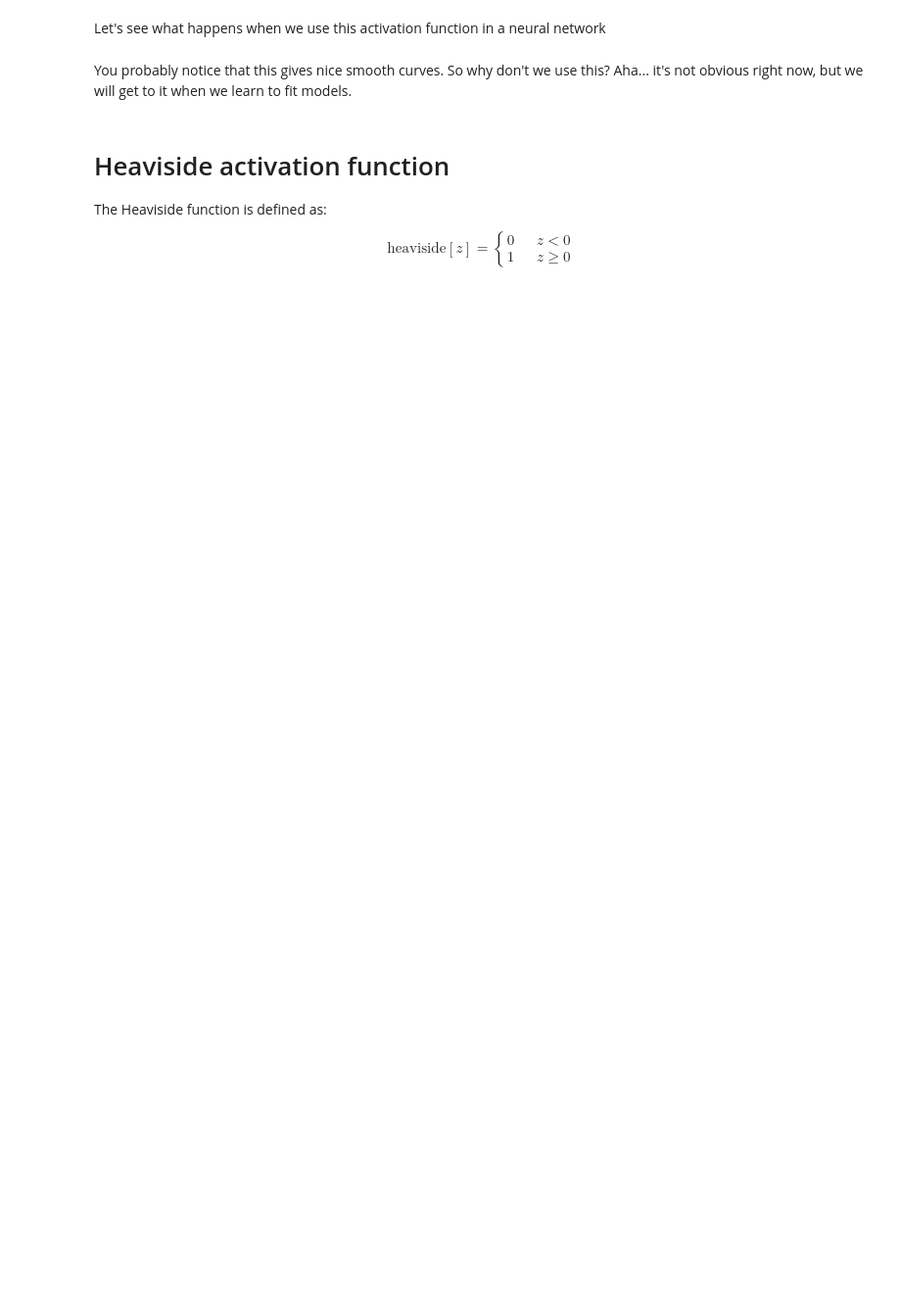
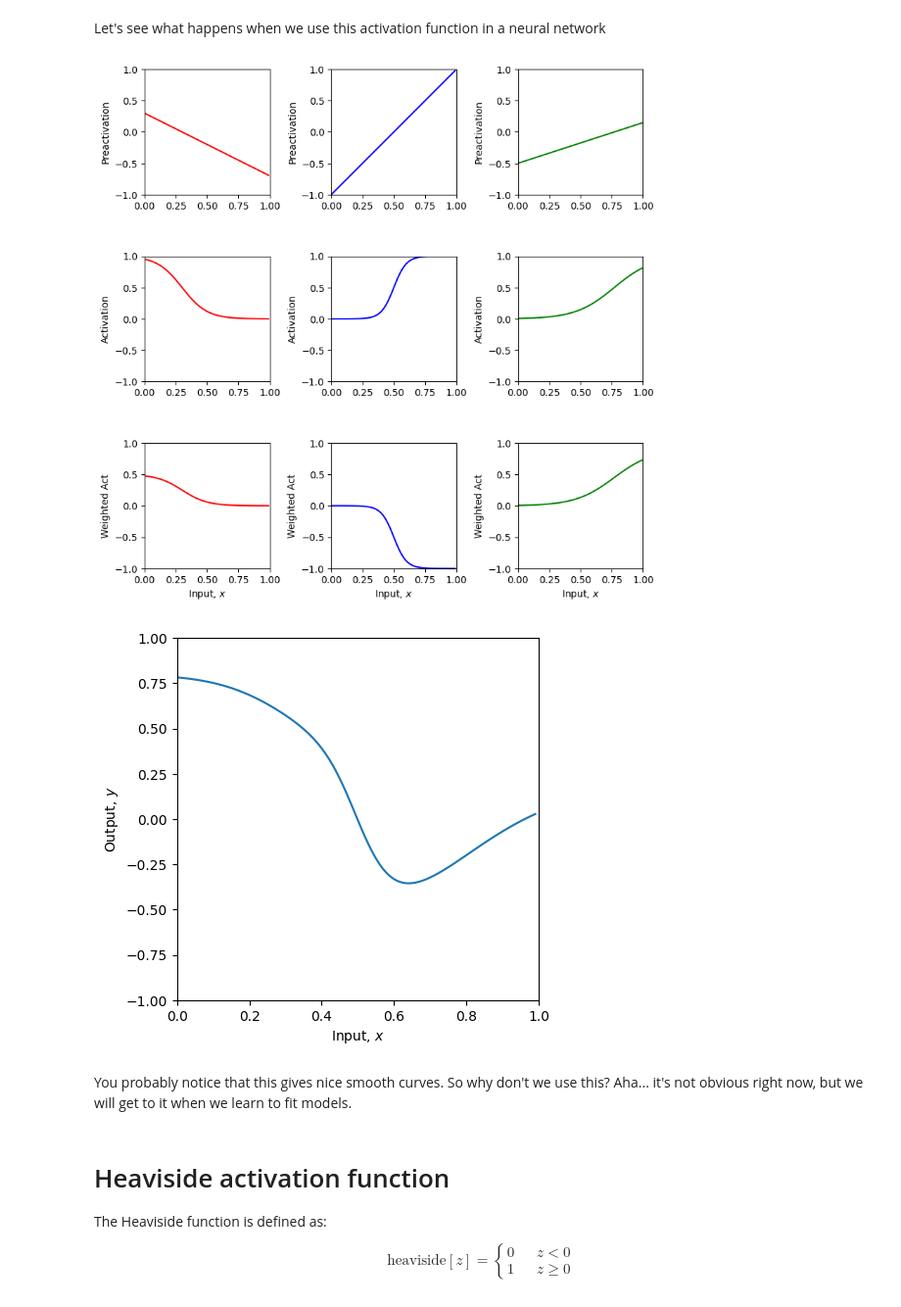
Before and after one commit to Mwawaka/waka-neural-networks, a Jupyter notebook: Chap03/3_4_Activation_Functions.ipynb, the cells around one changed output. Shown at 98% size. Saved outputs shown, nothing was run; the diff lists cells and outputs as text; code cells hidden in the pictures; blank space fills up the shorter version.

```diff
--- a/Chap03/3_4_Activation_Functions.ipynb
+++ b/Chap03/3_4_Activation_Functions.ipynb
@@ -124,19 +150,28 @@ plt.show()
 # %% [markdown]
 Let's see what happens when we use this activation function in a neural network
 # %%
-theta_10 =  0.3 ; theta_11 = -1.0
-theta_20 = -1.0  ; theta_21 = 2.0
-theta_30 = -0.5  ; theta_31 = 0.65
-phi_0 = 0.3; phi_1 = 0.5; phi_2 = -1.0; phi_3 = 0.9
+theta_10 = 0.3
+theta_11 = -1.0
+theta_20 = -1.0
+theta_21 = 2.0
+theta_30 = -0.5
+theta_31 = 0.65
+phi_0 = 0.3
+phi_1 = 0.5
+phi_2 = -1.0
+phi_3 = 0.9
 
 # Define a range of input values
-x = np.arange(0,1,0.01)
+x = np.arange(0, 1, 0.01)
 
 # We run the neural network for each of these input values
 y, pre_1, pre_2, pre_3, act_1, act_2, act_3, w_act_1, w_act_2, w_act_3 = \
-    shallow_1_1_3(x, sigmoid, phi_0,phi_1,phi_2,phi_3, theta_10, theta_11, theta_20, theta_21, theta_30, theta_31)
+    shallow_1_1_3(x, sigmoid, phi_0, phi_1, phi_2, phi_3, theta_10, theta_11, theta_20, theta_21, theta_30, theta_31)
 # And then plot it
 plot_neural(x, y, pre_1, pre_2, pre_3, act_1, act_2, act_3, w_act_1, w_act_2, w_act_3, plot_all=True)
+# %% [output]
+[figure, added]
+[figure, added]
 # %% [markdown]
 You probably notice that this gives nice smooth curves.  So why don't we use this?  Aha... it's not obvious right now, but we will get to it when we learn to fit models.
 # %% [markdown]
```
Also changed, not shown: parts of 13 cells of this notebook.
